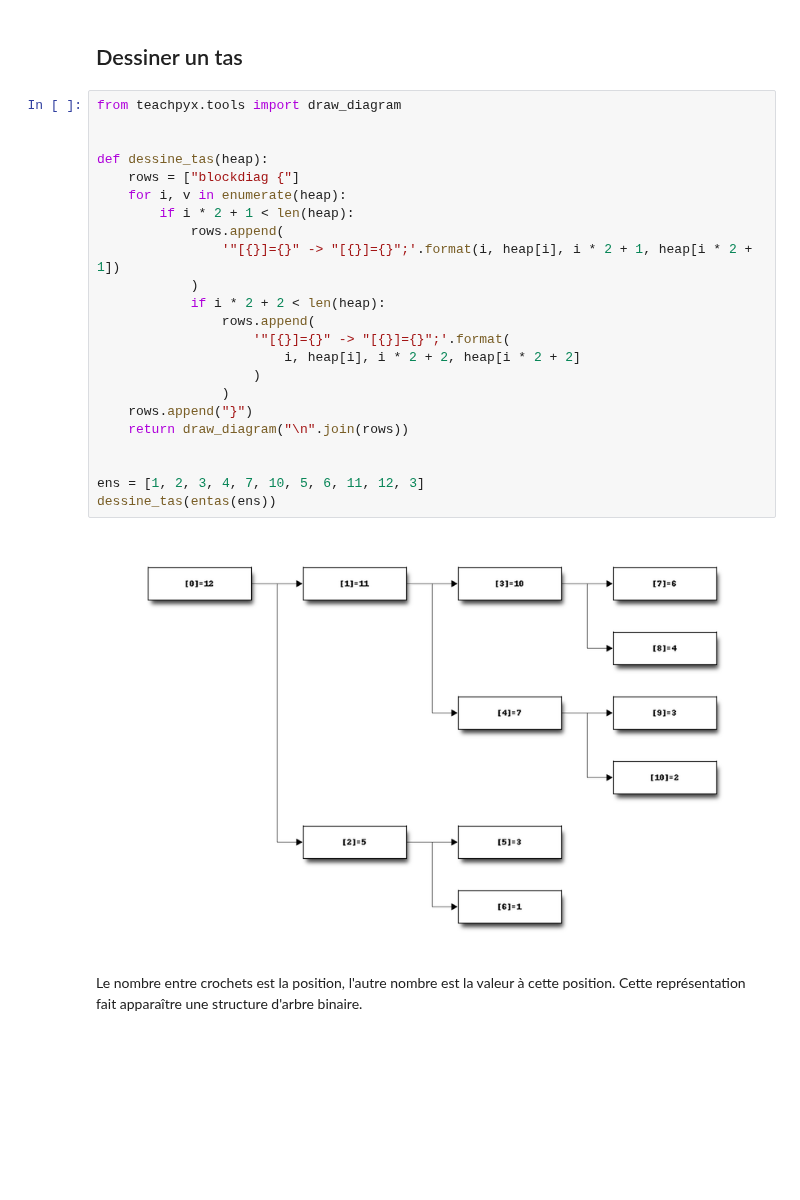
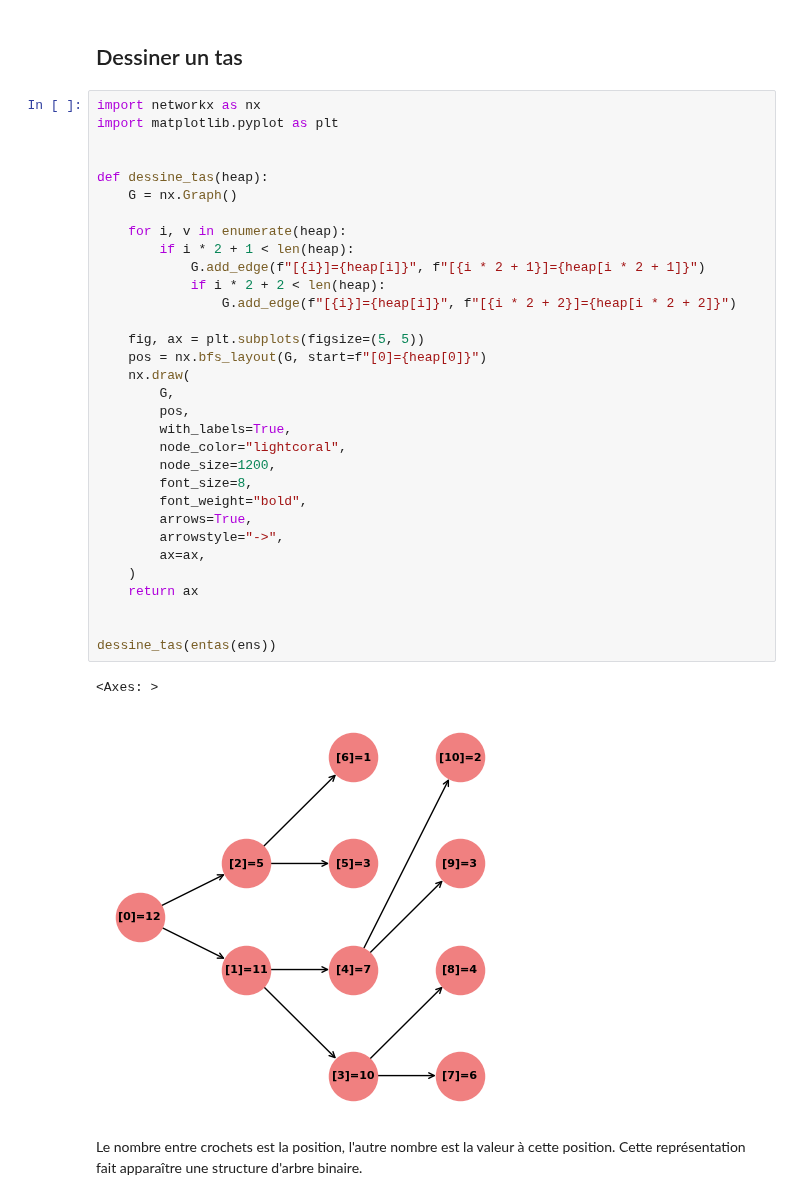
Before and after one commit to sdpython/teachpyx, a Jupyter notebook: _doc/practice/py-base/nbheap.ipynb, the cells around one changed output. Drawn from its saved outputs; the diff is of its cells as text; blank space fills up the shorter version.

```diff
--- a/_doc/practice/py-base/nbheap.ipynb
+++ b/_doc/practice/py-base/nbheap.ipynb
@@ -38,30 +38,40 @@ Comme ce n'est pas facile de vérifer que c'est un tas, on le dessine.
 # %% [markdown]
 ## Dessiner un tas
 # %%
-from teachpyx.tools import draw_diagram
+import networkx as nx
+import matplotlib.pyplot as plt
 
 
 def dessine_tas(heap):
-    rows = ["blockdiag {"]
+    G = nx.Graph()
+
     for i, v in enumerate(heap):
         if i * 2 + 1 < len(heap):
-            rows.append(
-                '"[{}]={}" -> "[{}]={}";'.format(i, heap[i], i * 2 + 1, heap[i * 2 + 1])
-            )
+            G.add_edge(f"[{i}]={heap[i]}", f"[{i * 2 + 1}]={heap[i * 2 + 1]}")
             if i * 2 + 2 < len(heap):
-                rows.append(
-                    '"[{}]={}" -> "[{}]={}";'.format(
-                        i, heap[i], i * 2 + 2, heap[i * 2 + 2]
-                    )
-                )
-    rows.append("}")
-    return draw_diagram("\n".join(rows))
+                G.add_edge(f"[{i}]={heap[i]}", f"[{i * 2 + 2}]={heap[i * 2 + 2]}")
+
+    fig, ax = plt.subplots(figsize=(5, 5))
+    pos = nx.bfs_layout(G, start=f"[0]={heap[0]}")
+    nx.draw(
+        G,
+        pos,
+        with_labels=True,
+        node_color="lightcoral",
+        node_size=1200,
+        font_size=8,
+        font_weight="bold",
+        arrows=True,
+        arrowstyle="->",
+        ax=ax,
+    )
+    return ax
 
 
-ens = [1, 2, 3, 4, 7, 10, 5, 6, 11, 12, 3]
 dessine_tas(entas(ens))
 # %% [output]
+<Axes: >
-[figure, old version]
+[figure, new version]
 # %% [markdown]
 Le nombre entre crochets est la position, l'autre nombre est la valeur à cette position. Cette représentation fait apparaître une structure d'arbre binaire.
 # %% [markdown]
```
Also changed, not shown: parts of 7 cells of this notebook, 29 other files.
